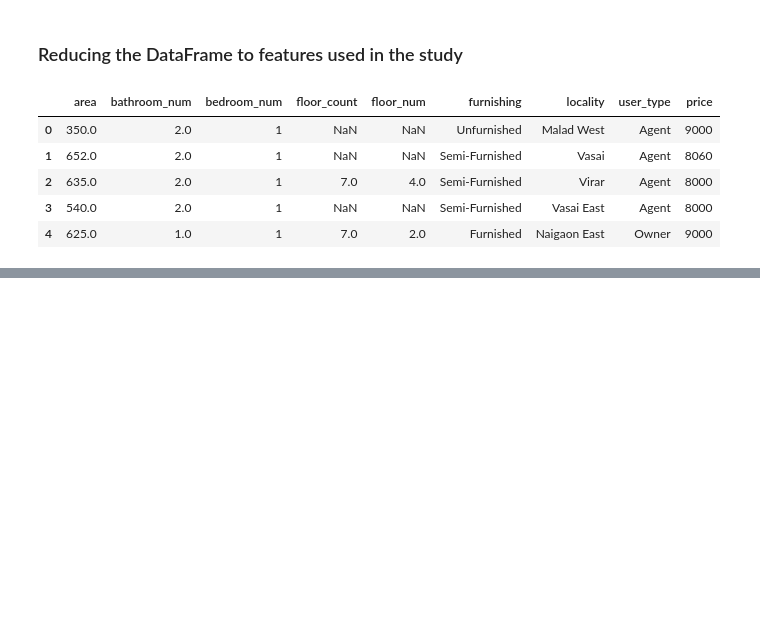
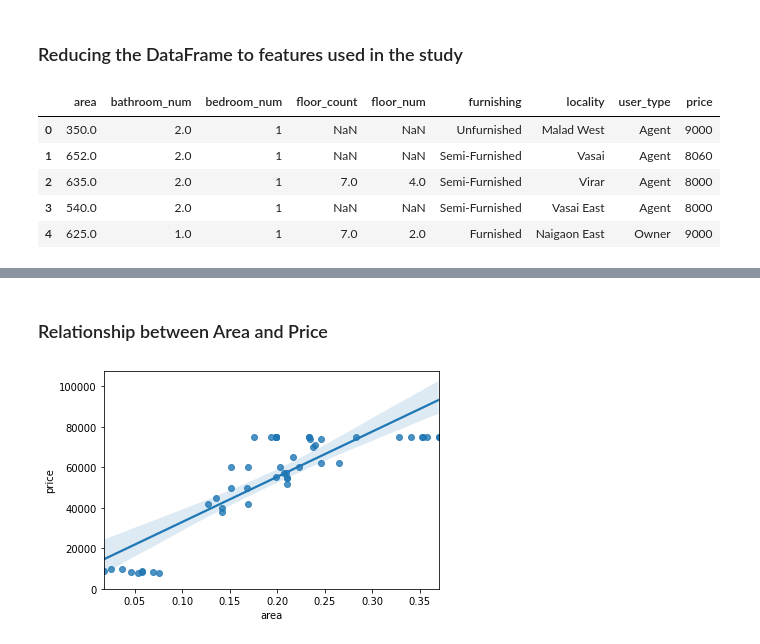
Before and after one commit to tanmaysawaji/Coursera_Capstone, a Jupyter notebook: capstone_project.ipynb, the cells around one changed output, grey strips where cells are left out. Saved outputs shown, nothing was run; the diff lists cells and outputs as text; code cells hidden in the pictures; blank space fills up the shorter version.

```diff
--- a/capstone_project.ipynb
+++ b/capstone_project.ipynb
@@ -53,0 +87,4 @@ df_reduced.head()
+# %%
+df_reduced[['area','price']]=df_reduced[['area','price']].astype('float')
+df_reduced[['bathroom_num','bedroom_num','floor_count','floor_num']] = df_reduced[['bathroom_num','bedroom_num','floor_count','floor_num']].astype('int')
+df_reduced.dtypes
@@ -53,0 +198,9 @@ df_reduced.head()
+# %% [markdown]
+### Relationship between Area and Price
+# %%
+df_relation = df_complete.head(50)
+sns.regplot(x="area", y="price", data=df_relation)
+plt.ylim(0,)
+plt.savefig('graphs/Area-Price.pdf')
+# %% [output]
+[figure, added]
```
Also changed, not shown: parts of 31 cells of this notebook, 13 other files.
